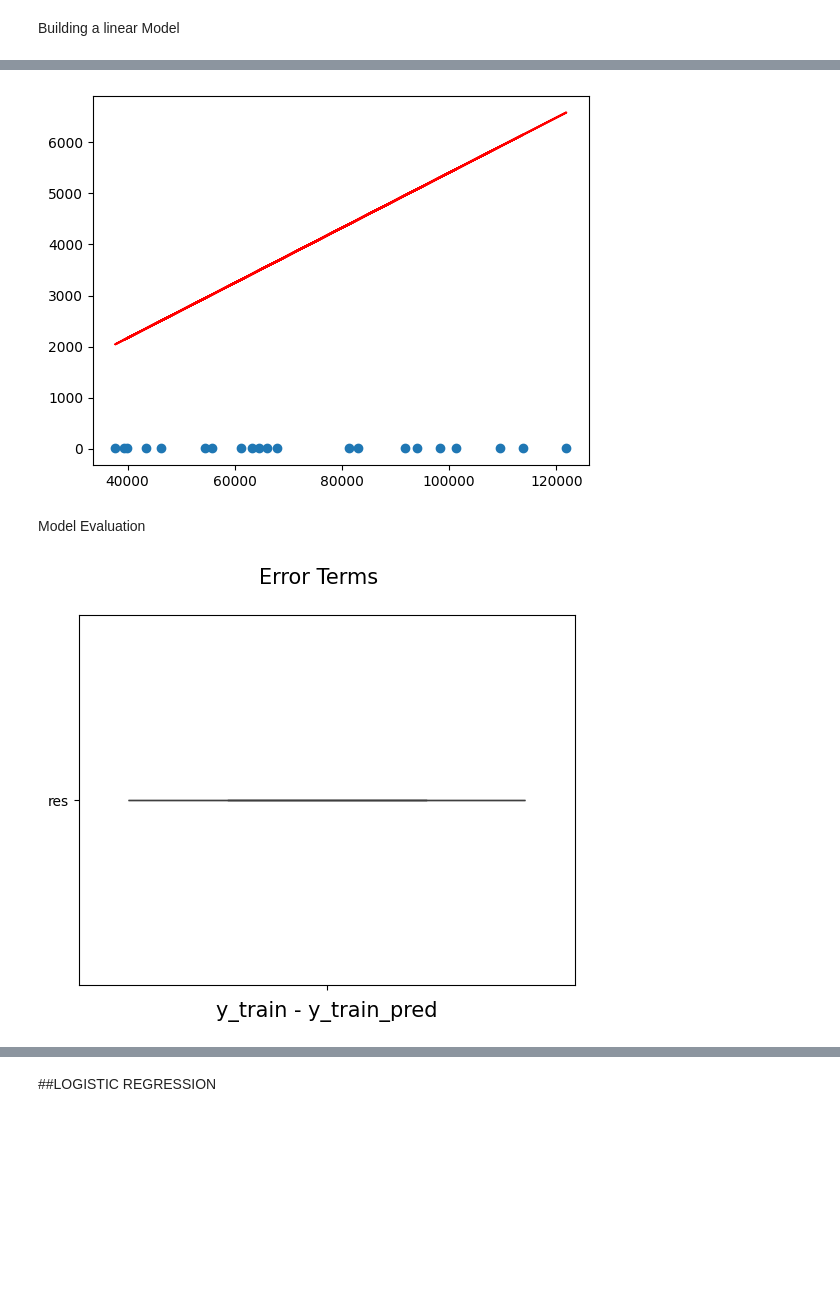
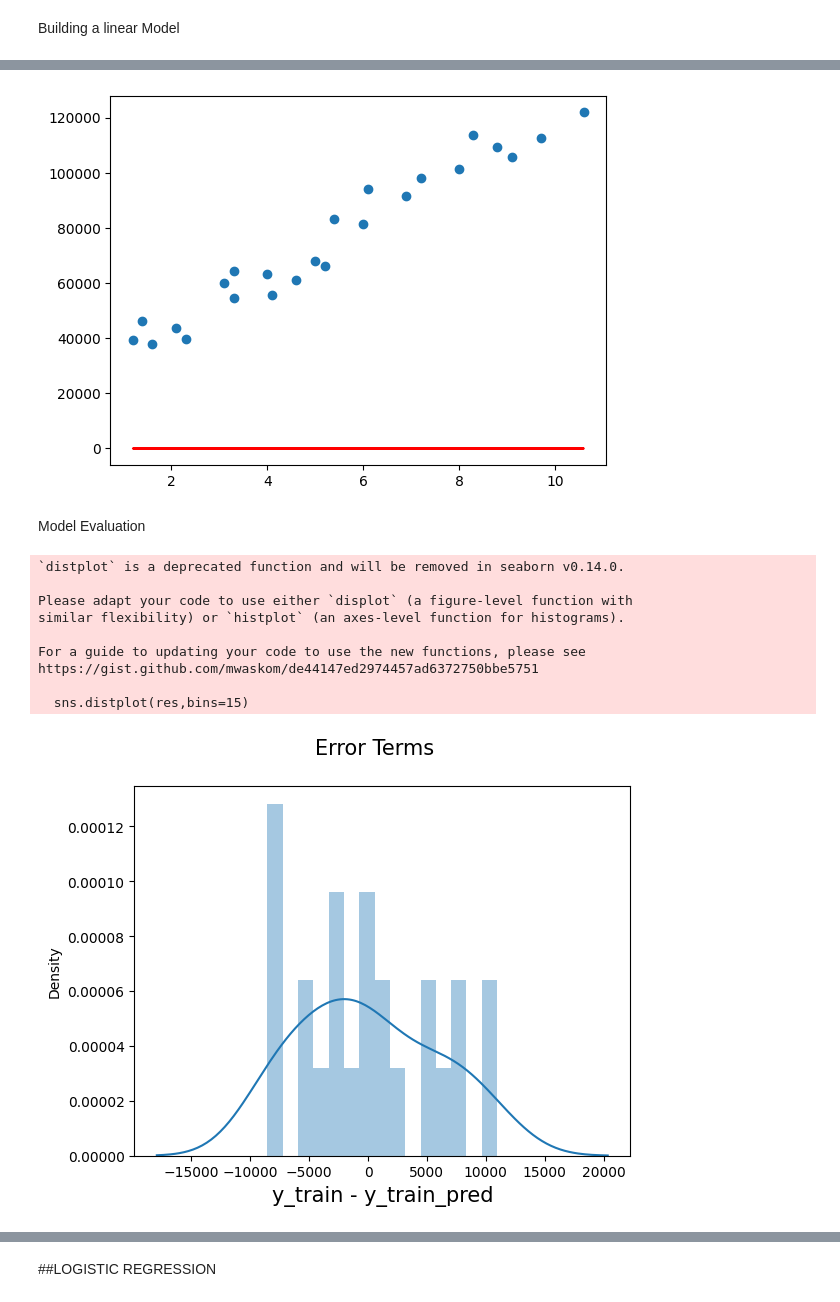
Before and after one commit to 2303A51552/ADM-2025, a Jupyter notebook: Lab_07.ipynb, the cells around one changed output, grey strips where cells are left out. Drawn from its saved outputs; the diff is of its cells as text; code cells hidden in the pictures; blank space fills up the shorter version.

```diff
--- a/Lab_07.ipynb
+++ b/Lab_07.ipynb
@@ -90,11 +90,11 @@ plt.show()
 # %% [markdown]
 Model Building
 # %%
-X = sales['Salary']
-y = sales['YearsExperience']
+y = sales['Salary']
+X= sales['YearsExperience']
 # %%
 from sklearn.model_selection import train_test_split
-X_train, X_test, y_train, y_test = train_test_split(X, y, train_size = 0.7, test_size = 0.3, random_state = 100)
+X_train, X_test, y_train, y_test = train_test_split(X, y, train_size = 0.8, test_size = 0.2, random_state = 100)
 # %%
 X_train.head()
 # %% [output]
@@ -158,7 +158,7 @@ plt.scatter(X_train, y_train)
 plt.plot(X_train, 6.948 + 0.054*X_train, 'r')
 plt.show()
 # %% [output]
-[figure, old version]
+[figure, new version]
 # %% [markdown]
 Model Evaluation
 # %%
@@ -166,12 +166,21 @@ y_train_pred = lr.predict(X_train_sm)
 res = (y_train - y_train_pred)
 # %%
 fig = plt.figure()
-sns.boxplot('res')
+sns.distplot(res,bins=15)
 fig.suptitle('Error Terms', fontsize = 15)                  # Plot heading
 plt.xlabel('y_train - y_train_pred', fontsize = 15)         # X-label
 plt.show()
 # %% [output]
+`distplot` is a deprecated function and will be removed in seaborn v0.14.0.
+
+Please adapt your code to use either `displot` (a figure-level function with
+similar flexibility) or `histplot` (an axes-level function for histograms).
+
+For a guide to updating your code to use the new functions, please see
+https://gist.github.com/mwaskom/de44147ed2974457ad6372750bbe5751
+
+  sns.distplot(res,bins=15)
-[figure, old version]
+[figure, new version]
 # %%
 plt.scatter(X_train,res)
 plt.show()
```
Also changed, not shown: parts of 46 cells of this notebook.
